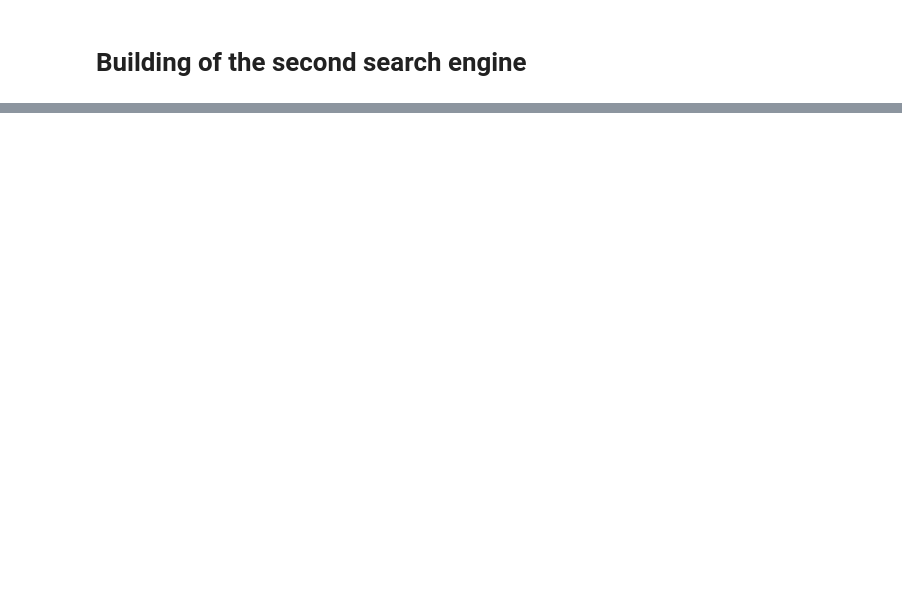
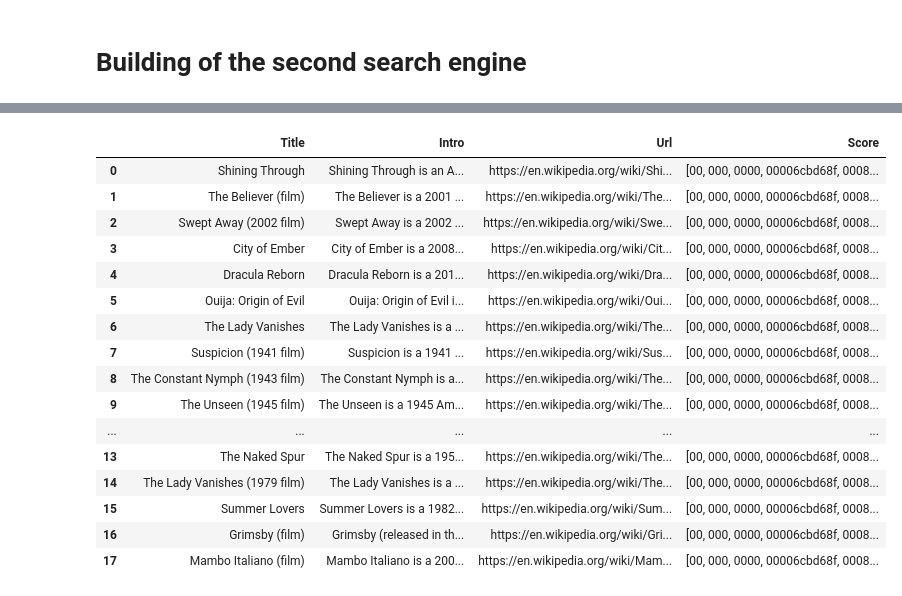
Before and after one commit to Debodeep94/ADM_HW3_Which_movie_to_watch, a Jupyter notebook: HMK3Leo.ipynb, the cells around one changed output, grey strips where cells are left out. Cells and saved outputs as stored; diff of their text form; code cells hidden in the pictures; blank space fills up the shorter version.

```diff
--- a/HMK3Leo.ipynb
+++ b/HMK3Leo.ipynb
@@ -379,0 +447,19 @@ Lina
+# %%
+import io
+import nltk
+import csv
+from nltk.tokenize import RegexpTokenizer
+from nltk.corpus import stopwords
+from nltk.tokenize import word_tokenize
+stop_words = set(stopwords.words('english'))
+from nltk.stem import PorterStemmer
+
+
+ps = PorterStemmer()
+#the fuction preprocess the string as asked in the hmk
+def preprocess(sentence):
+    sentence = sentence.lower()
+    tokenizer = RegexpTokenizer(r'\w+')
+    tokens = tokenizer.tokenize(sentence)
+    filtered_words = [ps.stem(w) for w in tokens if not w in stopwords.words('english')]
+    return " ".join(filtered_words)
@@ -379,0 +476,54 @@ Lina
+# %%
+import numpy
+from sklearn.feature_extraction.text import TfidfVectorizer
+
+y = list(input().split())
+def searchengine2(y):
+    for i in range(len(y)):
+        y[i]= preprocess(str(y[i]))
+    #Now I tranform the list of input in a list of the codes in the dictionary based on the input
+    yfinal=[] #use this because some words have no match in the vocabulary
+    for i in range(len(y)):
+        #print(y[i])
+        if y[i] in diction:
+            yfinal.append(diction[y[i]])
+    #Now I have to search inside the lists of values from the keys i foundb and see if some films match in the various keys.
+    if  len(yfinal)<len(y):
+        return print('We are sorry there are no films, in my database, that match ALL the words you gave me !(')
+    else:
+        starting_values = diction2[yfinal[0]]
+        final_values = starting_values.copy()
+        for codes in range(1,len(yfinal)):
+            for film in final_values:
+                if film not in diction2[yfinal[codes]]:
+                    final_values.remove(film)
+        megaDataframe = pd.DataFrame(columns = ['Title', 'Intro', 'Url','Score'])
+        if not final_values:
+            return print("Wow no film matched my quiery, I need more films to compare!")
+        else:
+            k=0
+            for document in final_values:
+                totakeurl = document.replace('Cleantsv/filmclean-','')
+                totakeurl = int(totakeurl.replace('.tsv', ''))
+                url = urls[totakeurl]
+                temporary = pd.read_csv('Tsvfiles/'+'film'+str(totakeurl)+'.tsv',delimiter='\t' )
+                with open(document, encoding="utf8") as file:
+                    line = file.read()
+                words = line.split('\t')
+                wordssplitted11 = words[14].split()
+                wordssplitted21 = words[15].split()
+                s2=str(wordssplitted11)+str(wordssplitted21)
+                tfidf = TfidfVectorizer()
+                s1 = diction.keys()
+                response = tfidf.fit_transform([s2, str(s1)])
+                feature_names = tfidf.get_feature_names()
+               # for col in response.nonzero()[1]:
+                    #print (feature_names[col], ' - ', response[0, col])
+                title = temporary['title'][0]
+                intro =  temporary['intro'][0].replace('\r\n','')
+                new_row = [title, intro, url, feature_names]
+                megaDataframe.loc[k]=new_row
+                k=k+1
+            return (megaDataframe)
+searchengine2(y)
+# %% [output]
@@ -379,0 +531,17 @@ Lina
+|  | Title | Intro | Url | Score |
+| 0 | Shining Through | Shining Through is an A... | https://en.wikipedia.org/wiki/Shi... | [00, 000, 0000, 00006cbd68f, 0008... |
+| 1 | The Believer (film) | The Believer is a 2001 ... | https://en.wikipedia.org/wiki/The... | [00, 000, 0000, 00006cbd68f, 0008... |
+| 2 | Swept Away (2002 film) | Swept Away is a 2002 ... | https://en.wikipedia.org/wiki/Swe... | [00, 000, 0000, 00006cbd68f, 0008... |
+| 3 | City of Ember | City of Ember is a 2008... | https://en.wikipedia.org/wiki/Cit... | [00, 000, 0000, 00006cbd68f, 0008... |
+| 4 | Dracula Reborn | Dracula Reborn is a 201... | https://en.wikipedia.org/wiki/Dra... | [00, 000, 0000, 00006cbd68f, 0008... |
+| 5 | Ouija: Origin of Evil | Ouija: Origin of Evil i... | https://en.wikipedia.org/wiki/Oui... | [00, 000, 0000, 00006cbd68f, 0008... |
+| 6 | The Lady Vanishes | The Lady Vanishes is a ... | https://en.wikipedia.org/wiki/The... | [00, 000, 0000, 00006cbd68f, 0008... |
+| 7 | Suspicion (1941 film) | Suspicion is a 1941 ... | https://en.wikipedia.org/wiki/Sus... | [00, 000, 0000, 00006cbd68f, 0008... |
+| 8 | The Constant Nymph (1943 film) | The Constant Nymph is a... | https://en.wikipedia.org/wiki/The... | [00, 000, 0000, 00006cbd68f, 0008... |
+| 9 | The Unseen (1945 film) | The Unseen is a 1945 Am... | https://en.wikipedia.org/wiki/The... | [00, 000, 0000, 00006cbd68f, 0008... |
+| ... | ... | ... | ... | ... |
+| 13 | The Naked Spur | The Naked Spur is a 195... | https://en.wikipedia.org/wiki/The... | [00, 000, 0000, 00006cbd68f, 0008... |
+| 14 | The Lady Vanishes (1979 film) | The Lady Vanishes is a ... | https://en.wikipedia.org/wiki/The... | [00, 000, 0000, 00006cbd68f, 0008... |
+| 15 | Summer Lovers | Summer Lovers is a 1982... | https://en.wikipedia.org/wiki/Sum... | [00, 000, 0000, 00006cbd68f, 0008... |
+| 16 | Grimsby (film) | Grimsby (released in th... | https://en.wikipedia.org/wiki/Gri... | [00, 000, 0000, 00006cbd68f, 0008... |
+| 17 | Mambo Italiano (film) | Mambo Italiano is a 200... | https://en.wikipedia.org/wiki/Mam... | [00, 000, 0000, 00006cbd68f, 0008... |
```
Also changed, not shown: parts of 16 cells of this notebook.
